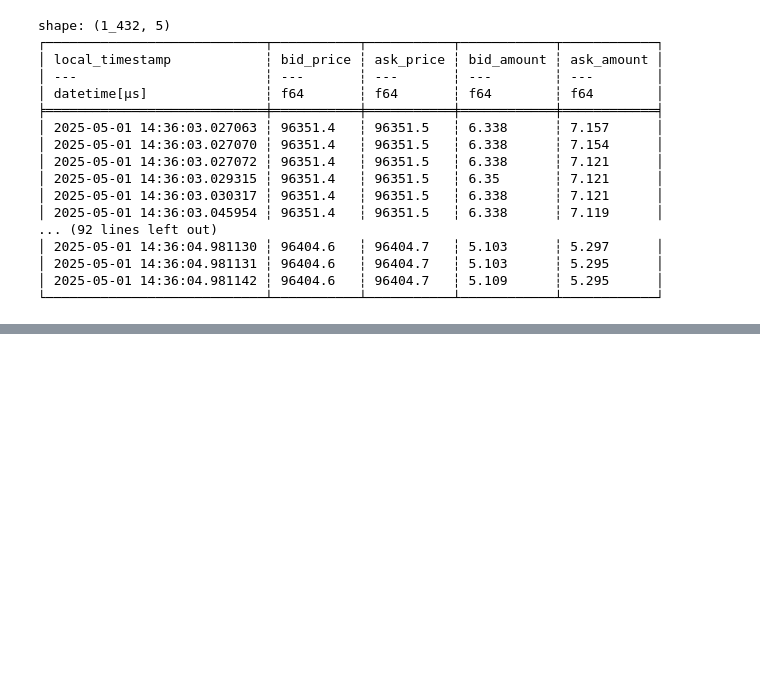
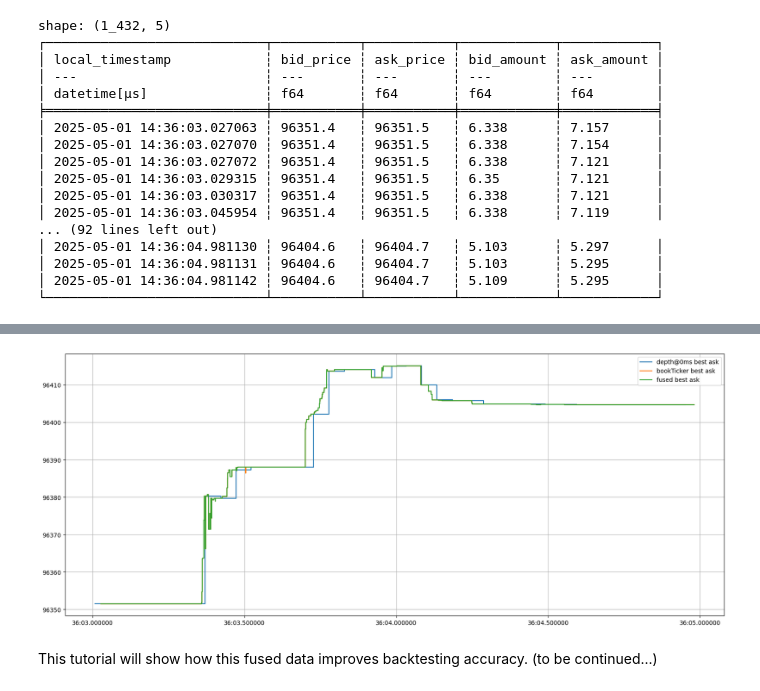
Before and after one commit to nkaz001/hftbacktest, a Jupyter notebook: examples/Fusing Depth Data.ipynb, the cells around one changed output, grey strips where cells are left out. Cells and saved outputs as stored; diff of their text form; code cells hidden in the pictures; blank space fills up the shorter version.

```diff
--- a/examples/Fusing Depth Data.ipynb
+++ b/examples/Fusing Depth Data.ipynb
@@ -207,0 +447,11 @@ This tutorial will demonstrate how to merge multiple depth-update streams into a
+# %%
+plt.figure(figsize=(20, 8))
+plt.step(df_l2_bbo['Local Timestamp'], df_l2_bbo['Ask'], where='post')
+plt.step(df_book_ticker['local_timestamp'], df_book_ticker['ask_price'], where='post')
+plt.step(df_l2_bbo_fused['Local Timestamp'], df_l2_bbo_fused['Ask'], where='post')
+plt.legend(['depth@0ms best ask', 'bookTicker best ask', 'fused best ask'])
+plt.grid()
+# %% [output]
+[figure, added]
+# %% [markdown]
+This tutorial will show how this fused data improves backtesting accuracy. (to be continued...)
```
Also changed, not shown: parts of 12 cells of this notebook.
